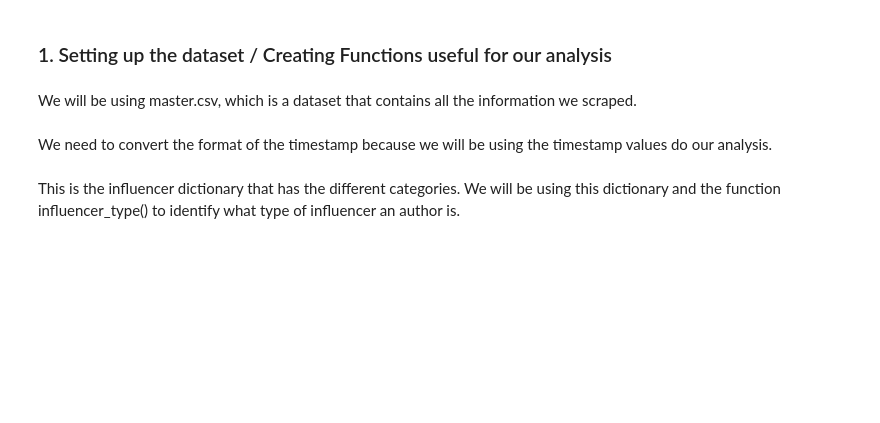
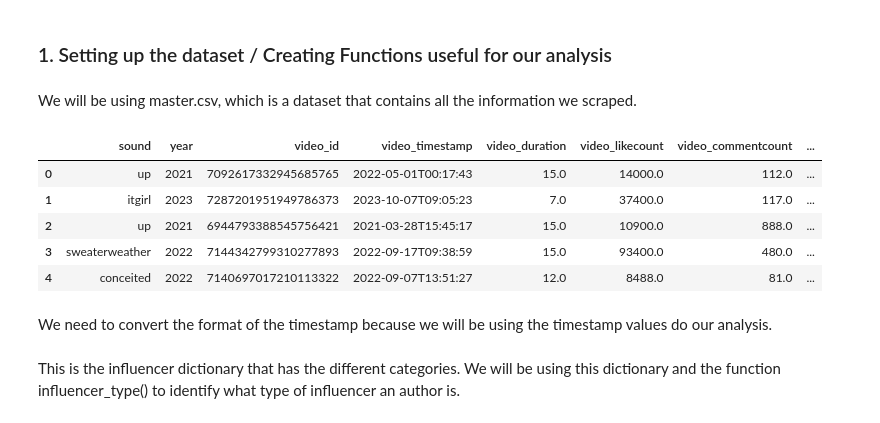
Before and after one commit to ashleyk31/cs315_project3, a Jupyter notebook: R1Analysis/time-series-analysis.ipynb, the cells around one changed output. Saved outputs shown, nothing was run; the diff lists cells and outputs as text; code cells hidden in the pictures; blank space fills up the shorter version.

```diff
--- a/R1Analysis/time-series-analysis.ipynb
+++ b/R1Analysis/time-series-analysis.ipynb
@@ -10,7 +10,15 @@ We will be using master.csv, which is a dataset that contains all the informatio
 # %%
 import json
 import pandas as pd
 import numpy as np
 
 #read in the master csv file
 df = pd.DataFrame(pd.read_csv("master.csv"))
+df.head()
+# %% [output]
+|  | sound | year | video_id | video_timestamp | video_duration | video_likecount | video_commentcount | ... |
+| 0 | up | 2021 | 7092617332945685765 | 2022-05-01T00:17:43 | 15.0 | 14000.0 | 112.0 | ... |
+| 1 | itgirl | 2023 | 7287201951949786373 | 2023-10-07T09:05:23 | 7.0 | 37400.0 | 117.0 | ... |
+| 2 | up | 2021 | 6944793388545756421 | 2021-03-28T15:45:17 | 15.0 | 10900.0 | 888.0 | ... |
+| 3 | sweaterweather | 2022 | 7144342799310277893 | 2022-09-17T09:38:59 | 15.0 | 93400.0 | 480.0 | ... |
+| 4 | conceited | 2022 | 7140697017210113322 | 2022-09-07T13:51:27 | 12.0 | 8488.0 | 81.0 | ... |
```
Also changed, not shown: parts of 13 cells of this notebook.
